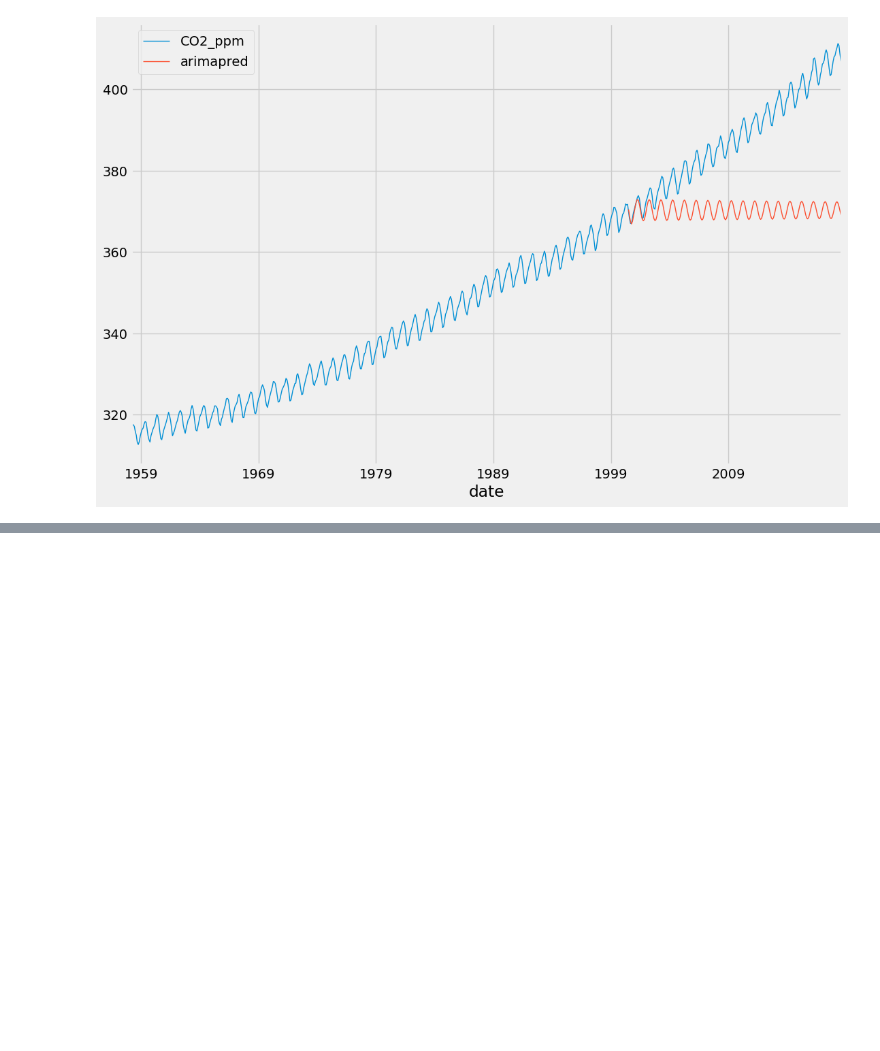
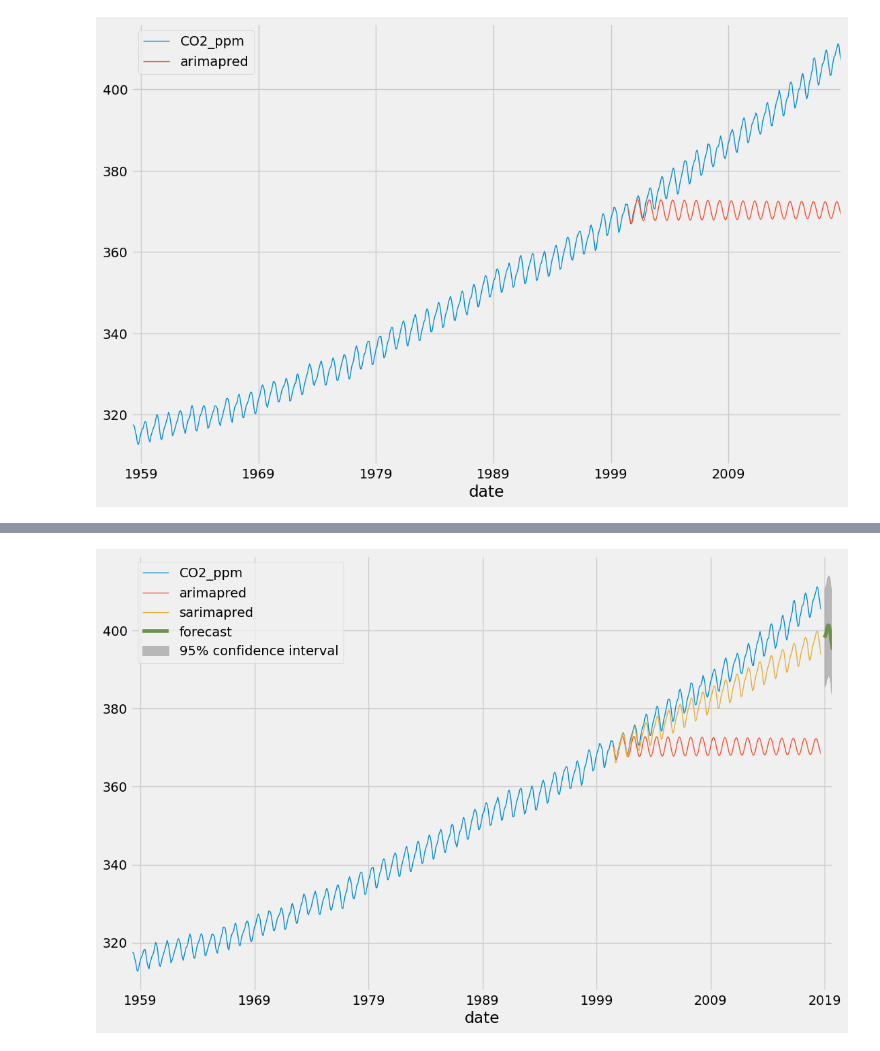
Before and after one commit to debhere/Experiments, a Jupyter notebook: CO2 Levels/co2_levels_V0.1.ipynb, the cells around one changed output, grey strips where cells are left out. Cells and saved outputs as stored; diff of their text form; code cells hidden in the pictures; blank space fills up the shorter version.

```diff
--- a/CO2 Levels/co2_levels_V0.1.ipynb
+++ b/CO2 Levels/co2_levels_V0.1.ipynb
@@ -198,3 +208,5 @@ Warnings:
 # %%
-sarima = SARIMAX(co2[['CO2_ppm']], order=(3,1,9), seasonal_order=(3,1,9,12))
+sarima = SARIMAX(train[['CO2_ppm']], order=(3,1,9), seasonal_order=(3,1,9,12))
 sarima_fitted = sarima.fit()
+# %%
+co2['sarimapred'] = sarima_fitted.predict(start=test.index[0], end=test.index[-1])
@@ -200,0 +218,9 @@ sarima_fitted = sarima.fit()
+# %%
+ax = co2['CO2_ppm'].plot(linewidth=1, figsize=(12,8))
+co2['arimapred'].plot(linewidth=1, ax=ax)
+co2['sarimapred'].plot(linewidth=1, ax=ax)
+plot_predict(sarima_fitted, start='2019-01-01', end='2019-10-01', ax=ax)
+plt.legend()
+plt.show()
+# %% [output]
+[figure, added]
```
Also changed, not shown: parts of 14 cells of this notebook.
